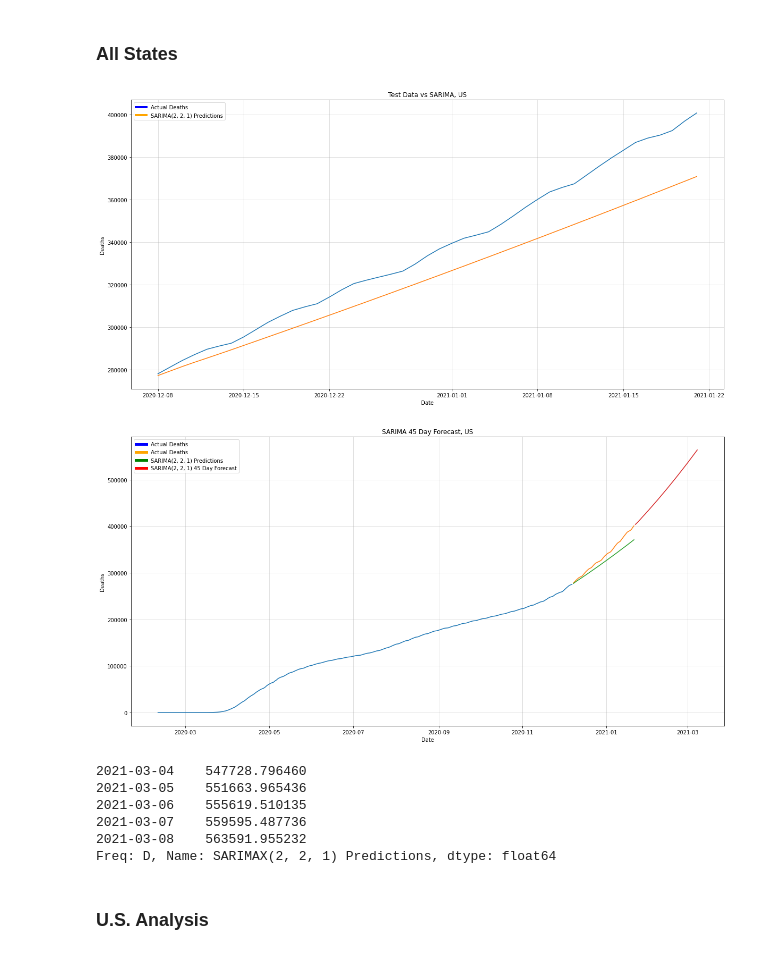
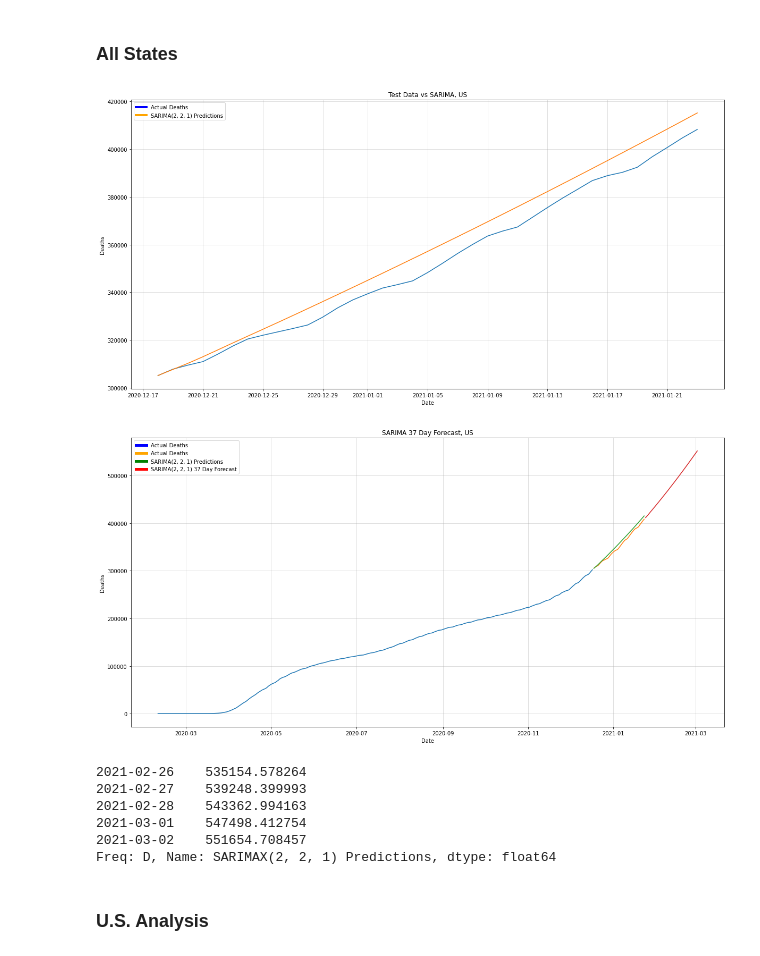
Before and after one commit to JosephDenney/Covid_Analysis, a Jupyter notebook: EDA_Notebook.ipynb, the cells around one changed output. Saved outputs shown, nothing was run; the diff lists cells and outputs as text; code cells hidden in the pictures.

```diff
--- a/EDA_Notebook.ipynb
+++ b/EDA_Notebook.ipynb
@@ -780,3 +666,3 @@ make_options(state_postal)
 # %%
-pio.templates.default = "plotly_dark"
+# pio.templates.default = "plotly_dark"
 # %%
@@ -984,15 +868,15 @@ Freq: D, Name: SARIMA(1, 2, 1) 40 Days Forecast, dtype: float64
 # %% [markdown]
 ### All States
 # %%
-cas_usa(df_whole_US,45)
+cas_usa(df_whole_US,37)
 # %% [output]
-[figure, old version]
+[figure, new version]
-[figure, old version]
+[figure, new version]
-2021-03-04    547728.796460
-2021-03-05    551663.965436
-2021-03-06    555619.510135
-2021-03-07    559595.487736
-2021-03-08    563591.955232
+2021-02-26    535154.578264
+2021-02-27    539248.399993
+2021-02-28    543362.994163
+2021-03-01    547498.412754
+2021-03-02    551654.708457
 Freq: D, Name: SARIMAX(2, 2, 1) Predictions, dtype: float64
 # %% [markdown]
 ### U.S. Analysis
```
Also changed, not shown: parts of 90 cells of this notebook, 1 other file.
